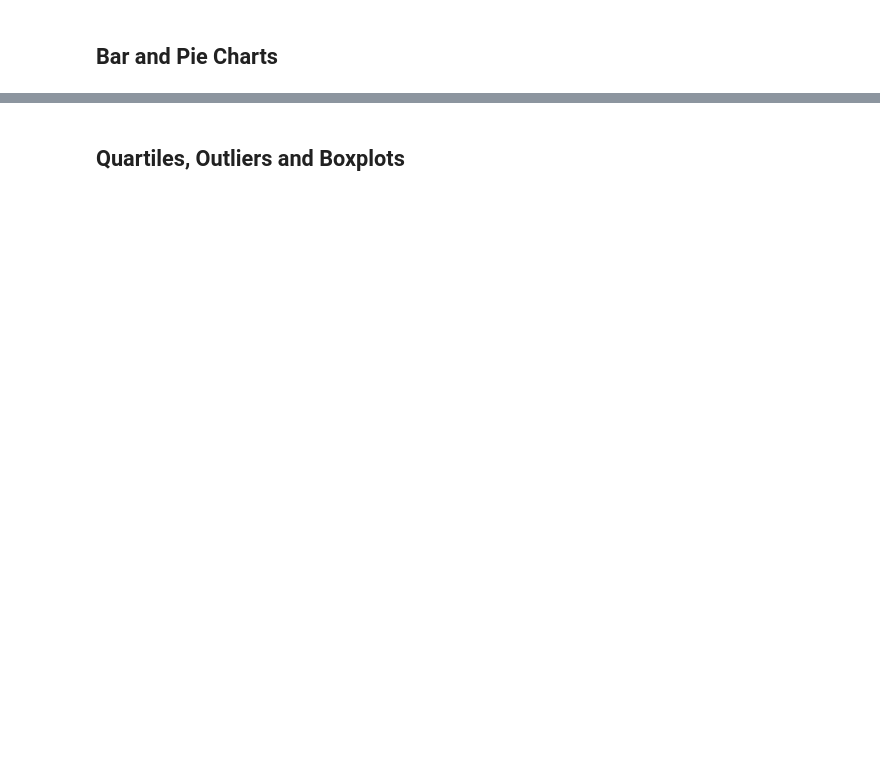
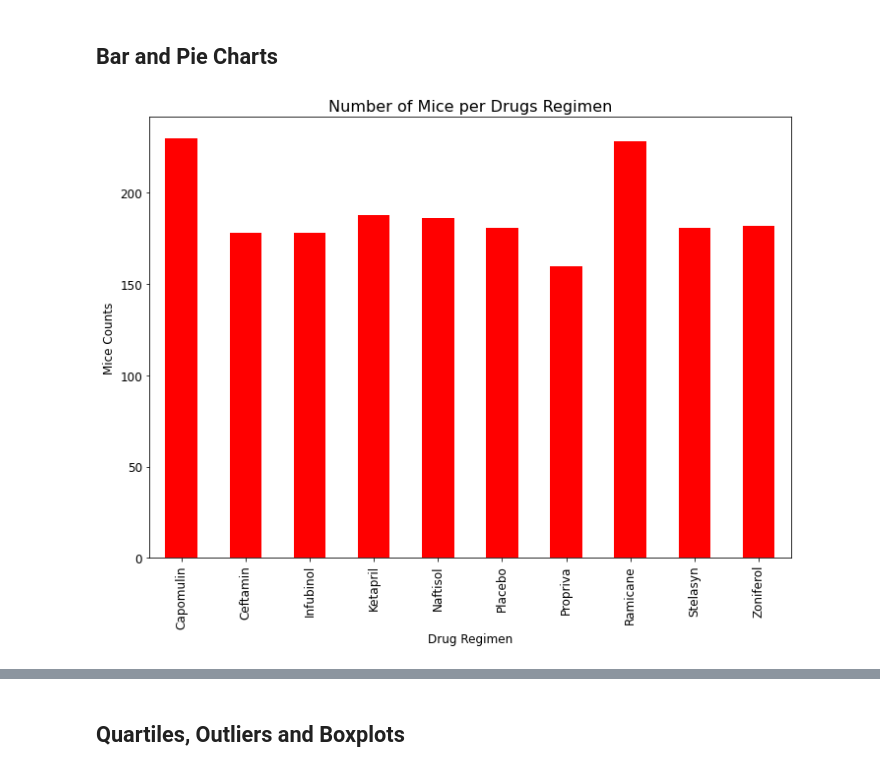
Before and after one commit to tsubedy/Matplotlib-Challenge, a Jupyter notebook: pymaceuticals_starter.ipynb, the cells around one changed output, grey strips where cells are left out. Cells and saved outputs as stored; diff of their text form; code cells hidden in the pictures; blank space fills up the shorter version.

Commit message:
continue working on plots and other analysis

```diff
--- a/pymaceuticals_starter.ipynb
+++ b/pymaceuticals_starter.ipynb
@@ -78,5 +70,7 @@ duplicate_data
 # %%
 # Create a clean DataFrame by dropping the duplicate mouse by its ID.
 
-combined_data_cleaned = combined_data.drop_duplicates(keep='last')
+combined_data_cleaned = combined_data.drop_duplicates(keep='first')
 # print('Result DataFrame:\n', combined_data_cleaned)
+combined_data_cleaned
+# combined_data
@@ -186,0 +171,19 @@ combined_data_cleaned
+# %%
+# Generate a bar plot showing the total number of measurements taken on each drug regimen using pandas.
+
+mice_counts_drugs = combined_data_cleaned.groupby(["Drugs"]).count()["Mouse_ID"]
+
+mice_counts_drugs
+
+bar_pandas = mice_counts_drugs.plot.bar(figsize=(10,8), color='red',fontsize = 12)
+
+plt.xlabel("Drug Regimen",fontsize = 12)
+plt.ylabel("Mice Counts",fontsize = 12)
+plt.title("Number of Mice per Drugs Regimen",fontsize = 16)
+
+# plt.savefig("../Images/Pan_mice_per_treat.png", bbox_inches = "tight")
+
+plt.tight_layout()
+plt.show()
+# %% [output]
+[figure, added]
```
Also changed, not shown: parts of 19 cells of this notebook.
